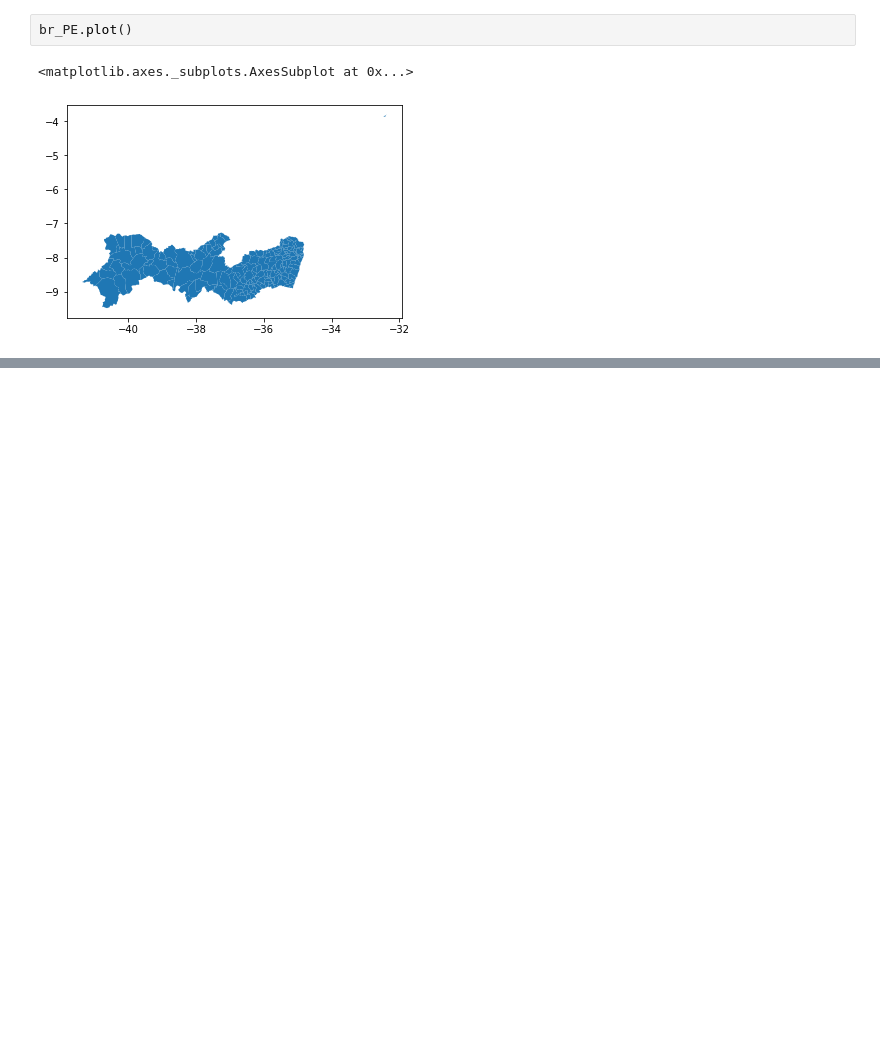
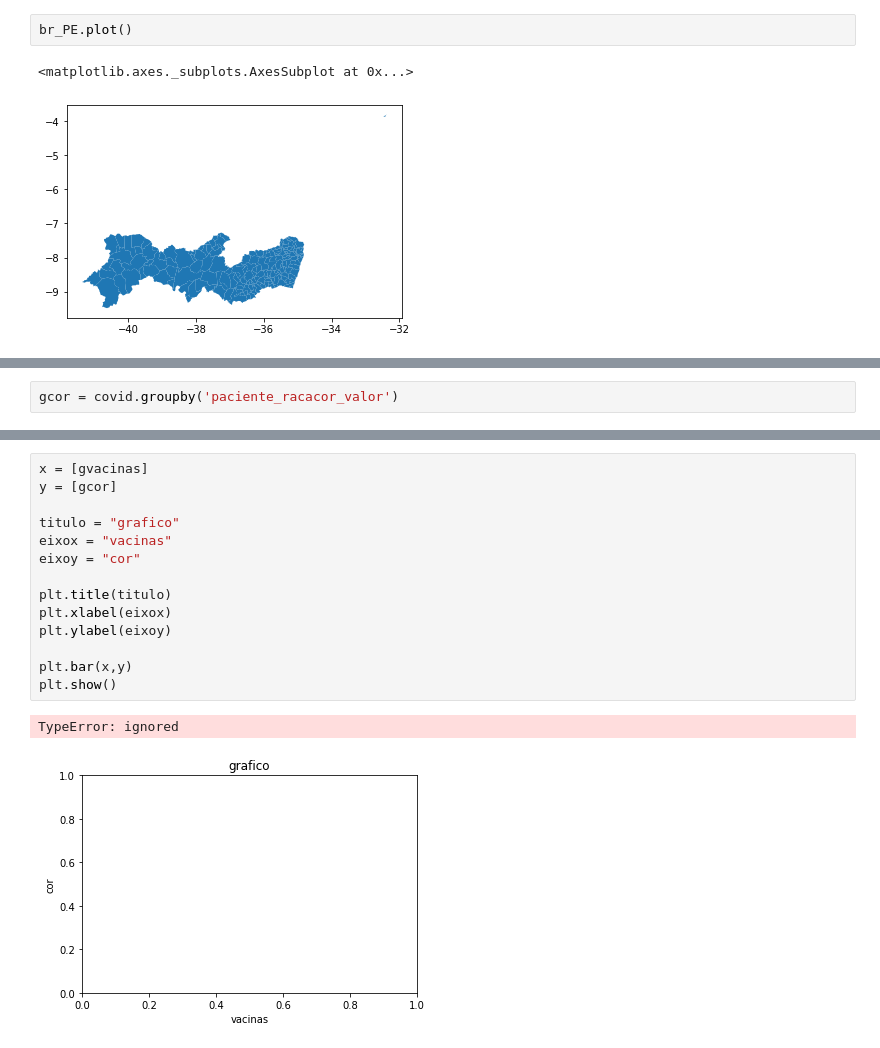
Before and after one commit to CamilaSDantas/vacina_covid19_pernambuco, a Jupyter notebook: VACINAxIDhPE.ipynb, the cells around one changed output, grey strips where cells are left out. Drawn from its saved outputs; the diff is of its cells as text; blank space fills up the shorter version.

```diff
--- a/VACINAxIDhPE.ipynb
+++ b/VACINAxIDhPE.ipynb
@@ -156,0 +168,2 @@ br_PE.plot()
+# %%
+gcor = covid.groupby('paciente_racacor_valor')
@@ -156,0 +219,17 @@ br_PE.plot()
+# %%
+x = [gvacinas]
+y = [gcor]
+
+titulo = "grafico"
+eixox = "vacinas"
+eixoy = "cor"
+
+plt.title(titulo)
+plt.xlabel(eixox)
+plt.ylabel(eixoy)
+
+plt.bar(x,y)
+plt.show()
+# %% [output]
+TypeError: ignored
+[figure, added]
```
Also changed, not shown: parts of 23 cells of this notebook.
